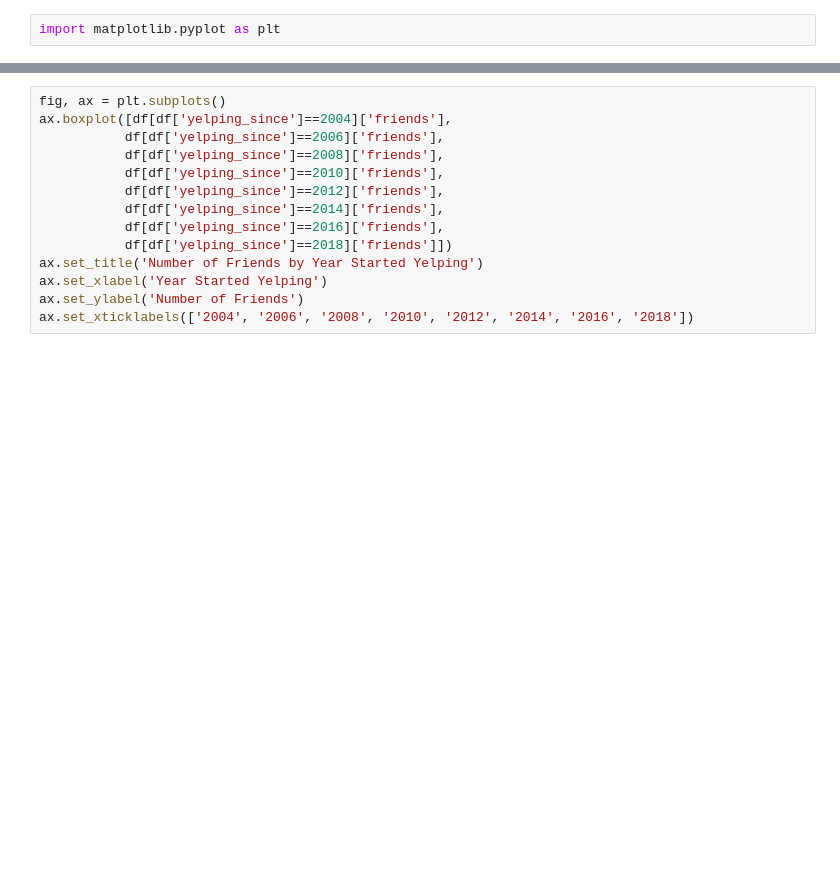
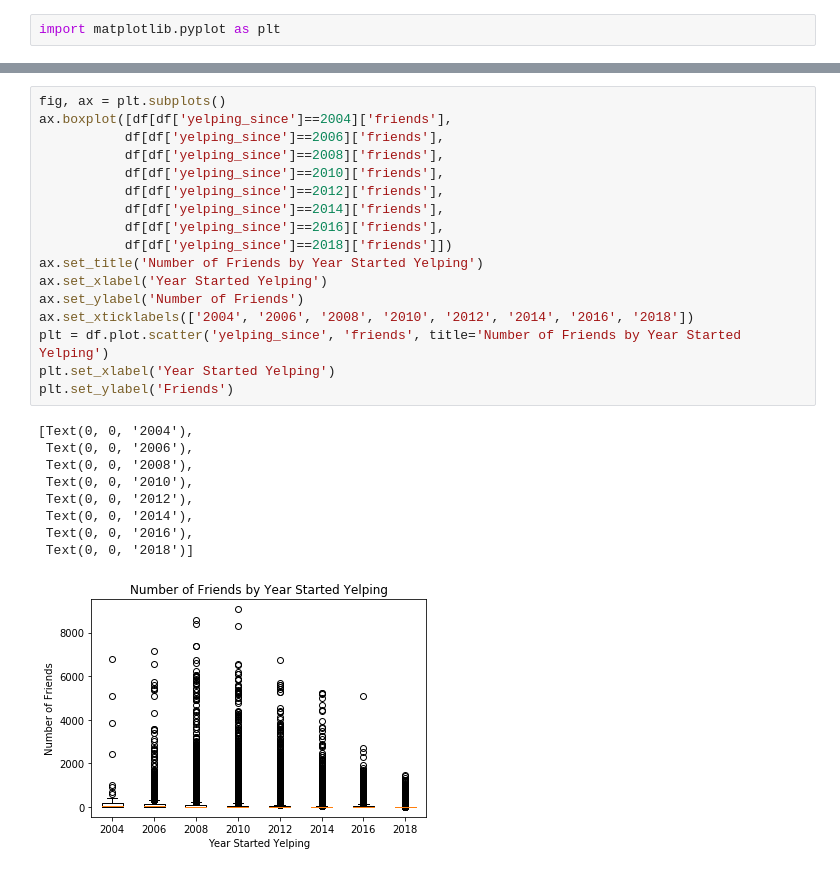
Before and after one commit to clqian/eda, a Jupyter notebook: part2.ipynb, the cells around one changed output, grey strips where cells are left out. Drawn from its saved outputs; the diff is of its cells as text; blank space fills up the shorter version.

Commit message:
fix graphs

```diff
--- a/part2.ipynb
+++ b/part2.ipynb
@@ -27,15 +74,28 @@ import matplotlib.pyplot as plt
 # %%
 fig, ax = plt.subplots()
 ax.boxplot([df[df['yelping_since']==2004]['friends'],
            df[df['yelping_since']==2006]['friends'],
            df[df['yelping_since']==2008]['friends'],
            df[df['yelping_since']==2010]['friends'],
            df[df['yelping_since']==2012]['friends'],
            df[df['yelping_since']==2014]['friends'],
            df[df['yelping_since']==2016]['friends'],
            df[df['yelping_since']==2018]['friends']])
 ax.set_title('Number of Friends by Year Started Yelping')
 ax.set_xlabel('Year Started Yelping')
 ax.set_ylabel('Number of Friends')
 ax.set_xticklabels(['2004', '2006', '2008', '2010', '2012', '2014', '2016', '2018'])
+plt = df.plot.scatter('yelping_since', 'friends', title='Number of Friends by Year Started Yelping')
+plt.set_xlabel('Year Started Yelping')
+plt.set_ylabel('Friends')
+# %% [output]
+[Text(0, 0, '2004'),
+ Text(0, 0, '2006'),
+ Text(0, 0, '2008'),
+ Text(0, 0, '2010'),
+ Text(0, 0, '2012'),
+ Text(0, 0, '2014'),
+ Text(0, 0, '2016'),
+ Text(0, 0, '2018')]
+[figure, added]
 # %%
```
Also changed, not shown: parts of 6 cells of this notebook.
